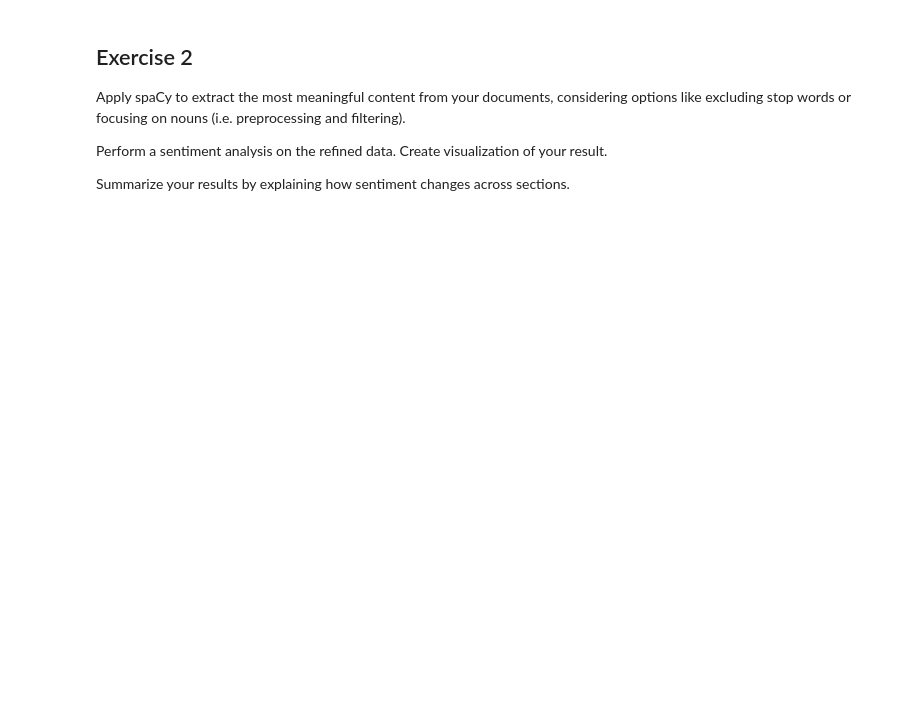
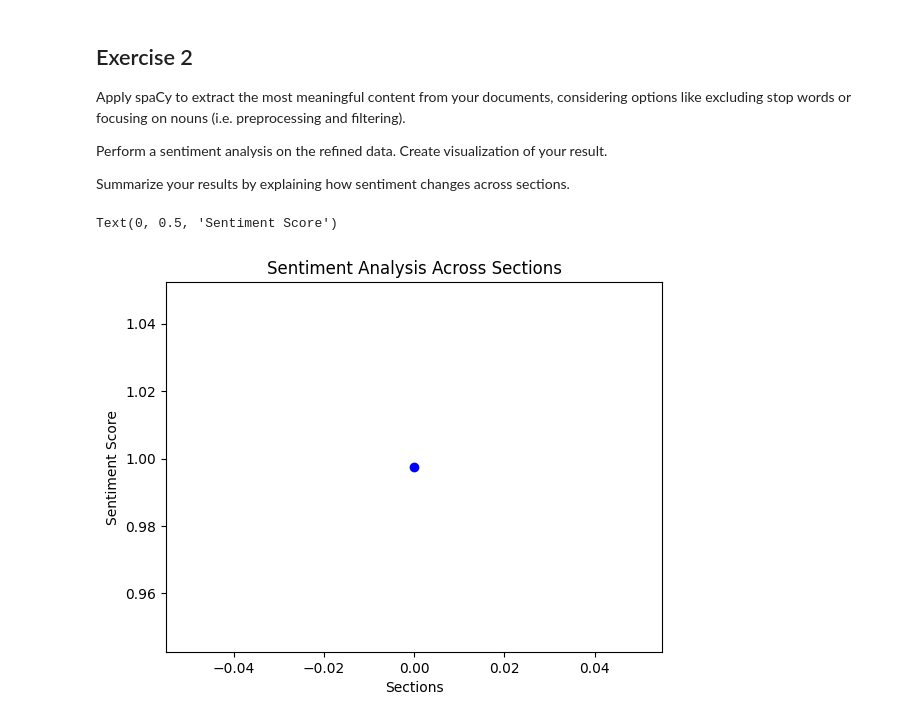
Before and after one commit to abhiram-yalavarthy/gitstuff, a Jupyter notebook: i501/I501 Labs and Pair Problems/lab_08.ipynb, the cells around one changed output. Saved outputs shown, nothing was run; the diff lists cells and outputs as text; code cells hidden in the pictures; blank space fills up the shorter version.

```diff
--- a/i501/I501 Labs and Pair Problems/lab_08.ipynb
+++ b/i501/I501 Labs and Pair Problems/lab_08.ipynb
@@ -825,4 +790,34 @@ Perform a sentiment analysis on the refined data. Create visualization of your r
 
 Summarize your results by explaining how sentiment changes across sections.
 # %%
-# write your code here ...
+from spacy.lang.en.stop_words import STOP_WORDS
+from vaderSentiment.vaderSentiment import SentimentIntensityAnalyzer
+import matplotlib.pyplot as plt
+#Text data from Project Gutenberg URL
+url = "https://www.gutenberg.org/cache/epub/73137/pg73137.txt"
+response = requests.get(url)
+text_data = response.text
+#Preprocessing and filtering the text
+def preprocess_and_filter(text):
+    doc = nlp(text)
+    #Extracting meaningful content
+    meaningful_tokens = [token.lemma_ for token in doc if token.is_alpha and token.lemma_ not in STOP_WORDS and token.pos_ in ['NOUN', 'PROPN']]
+    return ' '.join(meaningful_tokens)
+
+#Preprocessing and filtering to each chunk
+filtered_chunks = [preprocess_and_filter(chunk) for chunk in chunks]
+
+#Sentiment Analysis
+analyzer = SentimentIntensityAnalyzer()
+
+#Analyzing sentiment for each filtered/processed chunk
+sentiments = [analyzer.polarity_scores(chunk)['compound'] for chunk in filtered_chunks]
+
+#Visualizing
+plt.plot(sentiments, marker='o', linestyle='-', color='b')
+plt.title('Sentiment Analysis Across Sections')
+plt.xlabel('Sections')
+plt.ylabel('Sentiment Score')
+# %% [output]
+Text(0, 0.5, 'Sentiment Score')
+[figure, added]
```
Also changed, not shown: parts of 2 cells of this notebook.
